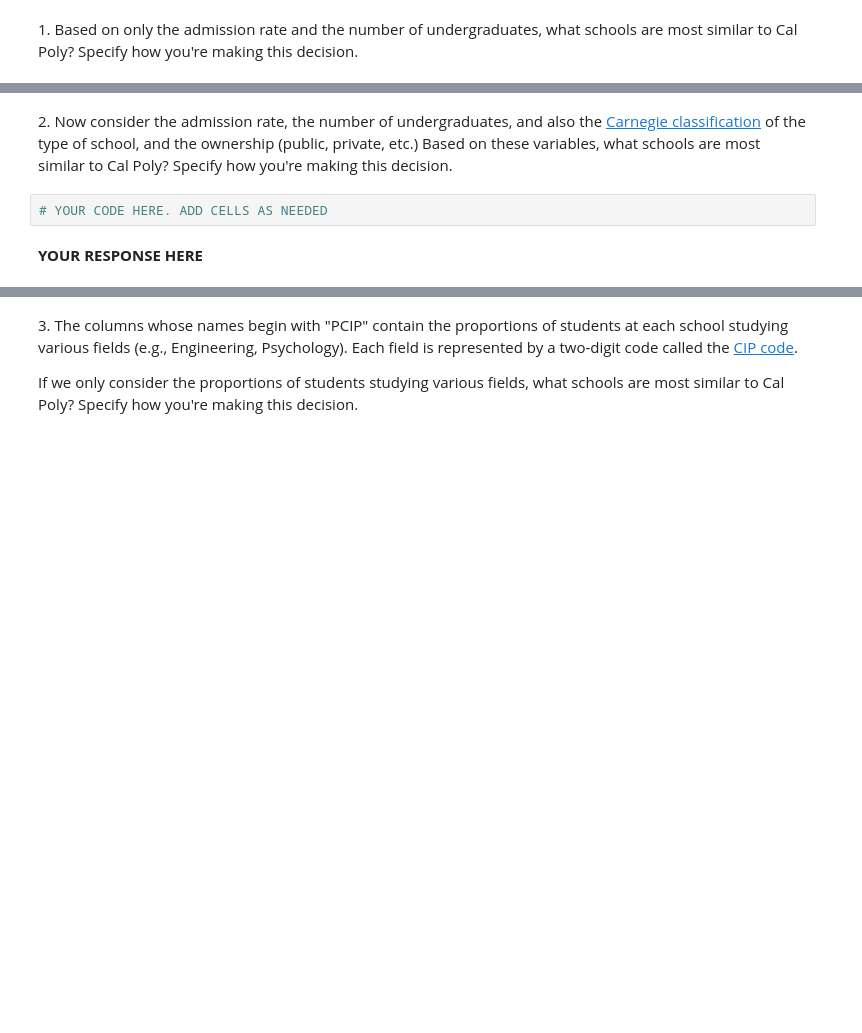
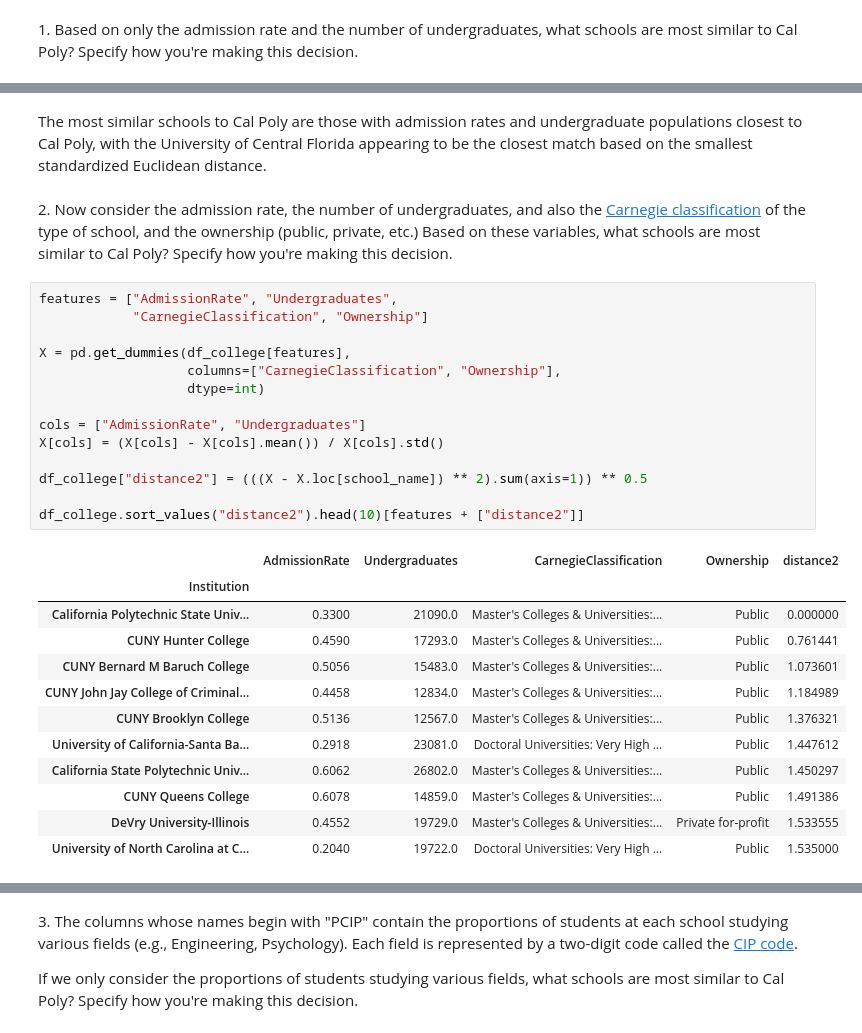
Before and after one commit to maxbegun1/PA-3.2, a Jupyter notebook: GSB5544_PA_3_2_Distances_Between_Observations.ipynb, the cells around one changed output, grey strips where cells are left out. Drawn from its saved outputs; the diff is of its cells as text; blank space fills up the shorter version.

```diff
--- a/GSB5544_PA_3_2_Distances_Between_Observations.ipynb
+++ b/GSB5544_PA_3_2_Distances_Between_Observations.ipynb
@@ -171,6 +264,31 @@ cp
+# %% [markdown]
+The most similar schools to Cal Poly are those with admission rates and undergraduate populations closest to Cal Poly, with the University of Central Florida appearing to be the closest match based on the smallest standardized Euclidean distance.
 # %% [markdown]
 2\. Now consider the admission rate, the number of undergraduates, and also the [Carnegie classification](https://en.wikipedia.org/wiki/Carnegie_Classification_of_Institutions_of_Higher_Education) of the type of school, and the ownership (public, private, etc.) Based on these variables, what schools are most similar to Cal Poly? Specify how you're making this decision.
-# %%
-# YOUR CODE HERE. ADD CELLS AS NEEDED
-# %% [markdown]
-**YOUR RESPONSE HERE**
+# %%
+features = ["AdmissionRate", "Undergraduates",
+            "CarnegieClassification", "Ownership"]
+
+X = pd.get_dummies(df_college[features],
+                   columns=["CarnegieClassification", "Ownership"],
+                   dtype=int)
+
+cols = ["AdmissionRate", "Undergraduates"]
+X[cols] = (X[cols] - X[cols].mean()) / X[cols].std()
+
+df_college["distance2"] = (((X - X.loc[school_name]) ** 2).sum(axis=1)) ** 0.5
+
+df_college.sort_values("distance2").head(10)[features + ["distance2"]]
+# %% [output]
+|  | AdmissionRate | Undergraduates | CarnegieClassification | Ownership | distance2 |
+| Institution |  |  |  |  |  |
+| California Polytechnic State Univ... | 0.3300 | 21090.0 | Master's Colleges & Universities:... | Public | 0.000000 |
+| CUNY Hunter College | 0.4590 | 17293.0 | Master's Colleges & Universities:... | Public | 0.761441 |
+| CUNY Bernard M Baruch College | 0.5056 | 15483.0 | Master's Colleges & Universities:... | Public | 1.073601 |
+| CUNY John Jay College of Criminal... | 0.4458 | 12834.0 | Master's Colleges & Universities:... | Public | 1.184989 |
+| CUNY Brooklyn College | 0.5136 | 12567.0 | Master's Colleges & Universities:... | Public | 1.376321 |
+| University of California-Santa Ba... | 0.2918 | 23081.0 | Doctoral Universities: Very High ... | Public | 1.447612 |
+| California State Polytechnic Univ... | 0.6062 | 26802.0 | Master's Colleges & Universities:... | Public | 1.450297 |
+| CUNY Queens College | 0.6078 | 14859.0 | Master's Colleges & Universities:... | Public | 1.491386 |
+| DeVry University-Illinois | 0.4552 | 19729.0 | Master's Colleges & Universities:... | Private for-profit | 1.533555 |
+| University of North Carolina at C... | 0.2040 | 19722.0 | Doctoral Universities: Very High ... | Public | 1.535000 |
```
Also changed, not shown: parts of 19 cells of this notebook, 1 other file.
